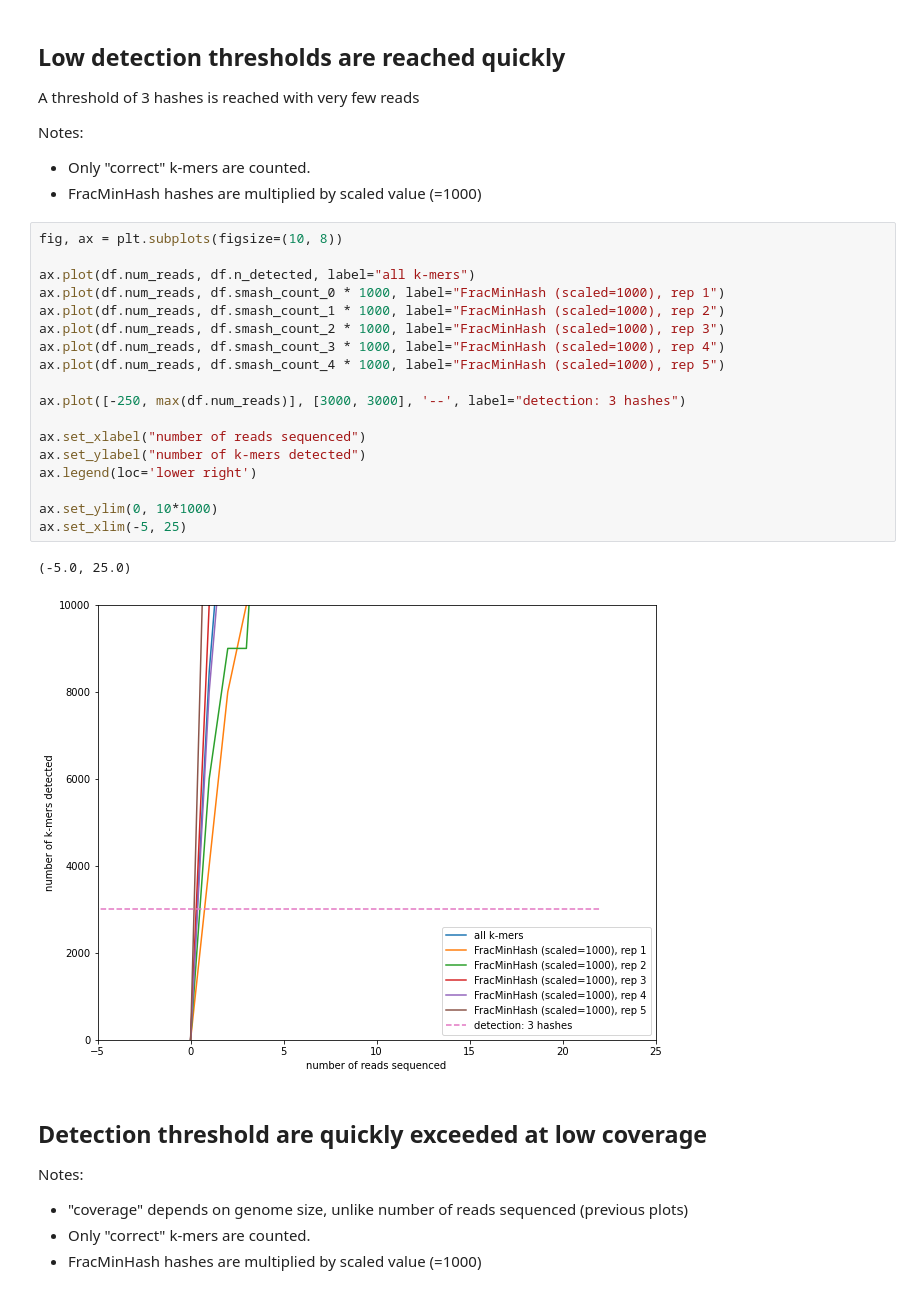
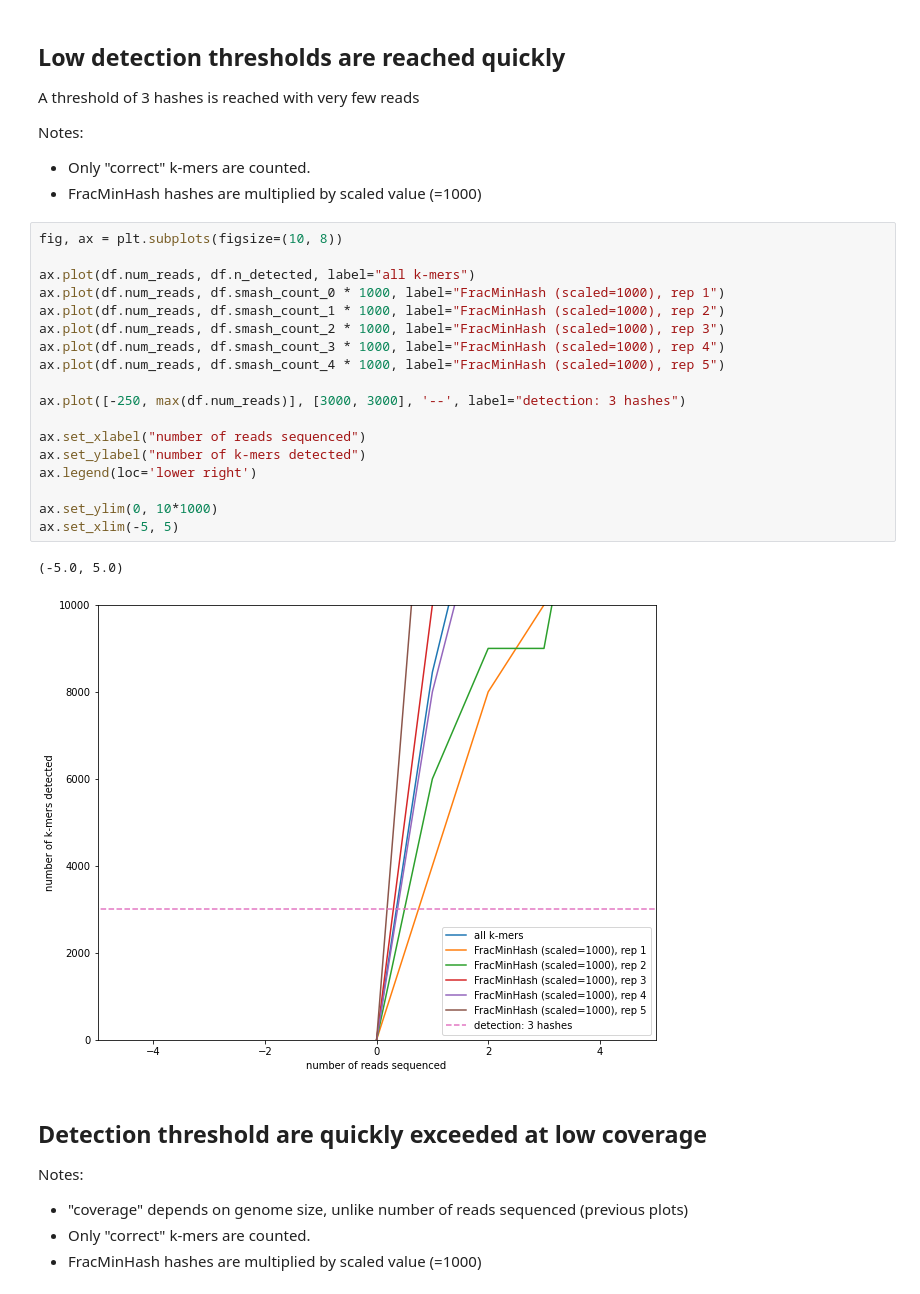
Before and after one commit to ctb/2022-sourmash-sens-spec, a Jupyter notebook: detection-10kb-reads.ipynb, the cells around one changed output. Saved outputs shown, nothing was run; the diff lists cells and outputs as text.

```diff
--- a/detection-10kb-reads.ipynb
+++ b/detection-10kb-reads.ipynb
@@ -71,24 +71,24 @@ Notes:
 # %%
 fig, ax = plt.subplots(figsize=(10, 8))
 
 ax.plot(df.num_reads, df.n_detected, label="all k-mers")
 ax.plot(df.num_reads, df.smash_count_0 * 1000, label="FracMinHash (scaled=1000), rep 1")
 ax.plot(df.num_reads, df.smash_count_1 * 1000, label="FracMinHash (scaled=1000), rep 2")
 ax.plot(df.num_reads, df.smash_count_2 * 1000, label="FracMinHash (scaled=1000), rep 3")
 ax.plot(df.num_reads, df.smash_count_3 * 1000, label="FracMinHash (scaled=1000), rep 4")
 ax.plot(df.num_reads, df.smash_count_4 * 1000, label="FracMinHash (scaled=1000), rep 5")
 
 ax.plot([-250, max(df.num_reads)], [3000, 3000], '--', label="detection: 3 hashes")
 
 ax.set_xlabel("number of reads sequenced")
 ax.set_ylabel("number of k-mers detected")
 ax.legend(loc='lower right')
 
 ax.set_ylim(0, 10*1000)
-ax.set_xlim(-5, 25)
+ax.set_xlim(-5, 5)
 # %% [output]
-(-5.0, 25.0)
+(-5.0, 5.0)
-[figure, old version]
+[figure, new version]
 # %% [markdown]
 ## Detection threshold are quickly exceeded at low coverage
 
```
Also changed, not shown: parts of 1 cell of this notebook, 1 other file.
